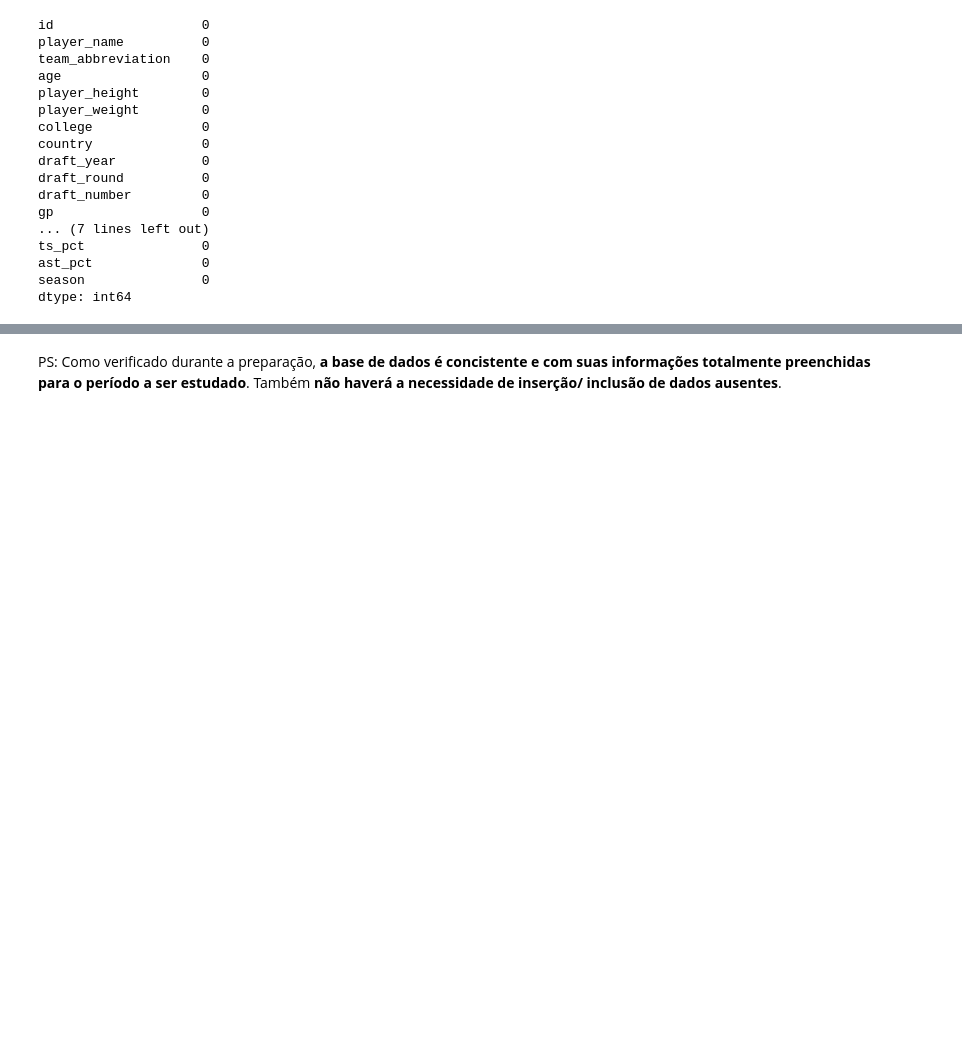
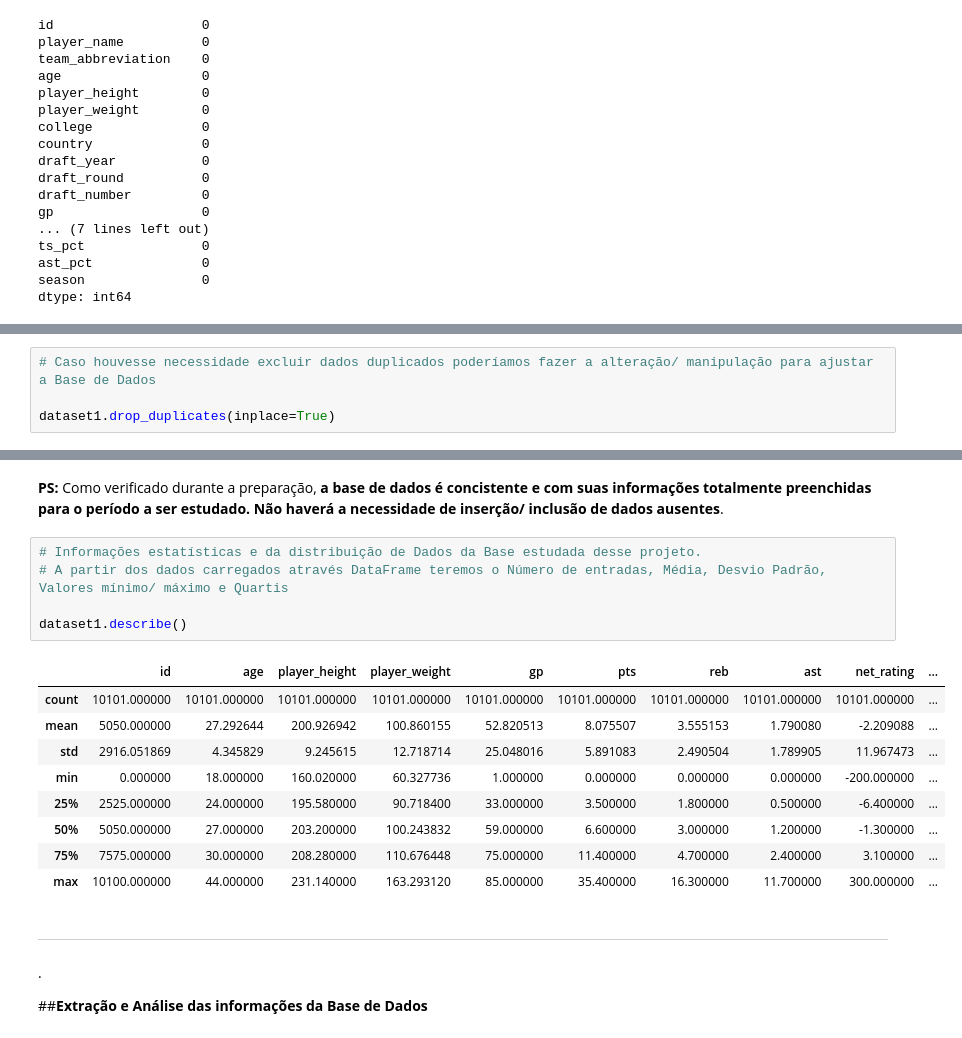
Before and after one commit to cristianosps/Introducao_Ciencia_de_Dados, a Jupyter notebook: Interpretacao_Estatistica_NBA_1996_2016.ipynb, the cells around one changed output, grey strips where cells are left out. Cells and saved outputs as stored; diff of their text form; blank space fills up the shorter version.

```diff
--- a/Interpretacao_Estatistica_NBA_1996_2016.ipynb
+++ b/Interpretacao_Estatistica_NBA_1996_2016.ipynb
@@ -225,0 +272,4 @@ len(dataset1)
+# %%
+# Caso houvesse necessidade excluir dados duplicados poderíamos fazer a alteração/ manipulação para ajustar a Base de Dados
+
+dataset1.drop_duplicates(inplace=True)
@@ -226,2 +298,27 @@ len(dataset1)
 # %% [markdown]
-PS: Como verificado durante a preparação, **a base de dados é concistente e com suas informações totalmente preenchidas para o período a ser estudado**. Também **não haverá a necessidade de inserção/ inclusão de dados ausentes**.
+**PS:** Como verificado durante a preparação, **a base de dados é concistente e com suas informações totalmente preenchidas para o período a ser estudado. Não haverá a necessidade de inserção/ inclusão de dados ausentes**.
+# %%
+# Informações estatísticas e da distribuição de Dados da Base estudada desse projeto.
+# A partir dos dados carregados através DataFrame teremos o Número de entradas, Média, Desvio Padrão, Valores mínimo/ máximo e Quartis
+
+dataset1.describe()
+# %% [output]
+|  | id | age | player_height | player_weight | gp | pts | reb | ast | net_rating | ... |
+| count | 10101.000000 | 10101.000000 | 10101.000000 | 10101.000000 | 10101.000000 | 10101.000000 | 10101.000000 | 10101.000000 | 10101.000000 | ... |
+| mean | 5050.000000 | 27.292644 | 200.926942 | 100.860155 | 52.820513 | 8.075507 | 3.555153 | 1.790080 | -2.209088 | ... |
+| std | 2916.051869 | 4.345829 | 9.245615 | 12.718714 | 25.048016 | 5.891083 | 2.490504 | 1.789905 | 11.967473 | ... |
+| min | 0.000000 | 18.000000 | 160.020000 | 60.327736 | 1.000000 | 0.000000 | 0.000000 | 0.000000 | -200.000000 | ... |
+| 25% | 2525.000000 | 24.000000 | 195.580000 | 90.718400 | 33.000000 | 3.500000 | 1.800000 | 0.500000 | -6.400000 | ... |
+| 50% | 5050.000000 | 27.000000 | 203.200000 | 100.243832 | 59.000000 | 6.600000 | 3.000000 | 1.200000 | -1.300000 | ... |
+| 75% | 7575.000000 | 30.000000 | 208.280000 | 110.676448 | 75.000000 | 11.400000 | 4.700000 | 2.400000 | 3.100000 | ... |
+| max | 10100.000000 | 44.000000 | 231.140000 | 163.293120 | 85.000000 | 35.400000 | 16.300000 | 11.700000 | 300.000000 | ... |
+# %% [markdown]
+
+
+---
+
+
+
+.
+
+##**Extração e Análise das informações da Base de Dados**
```
Also changed, not shown: parts of 17 cells of this notebook.
